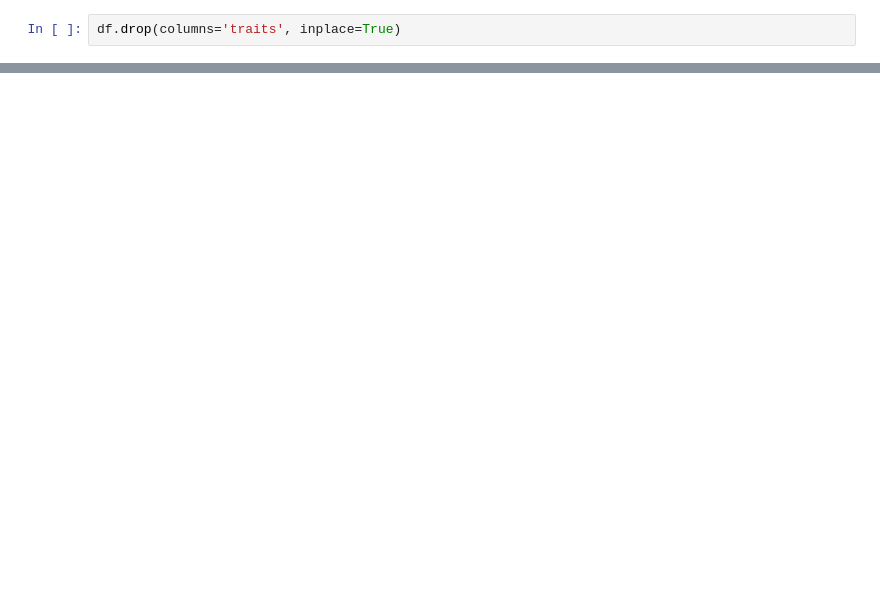
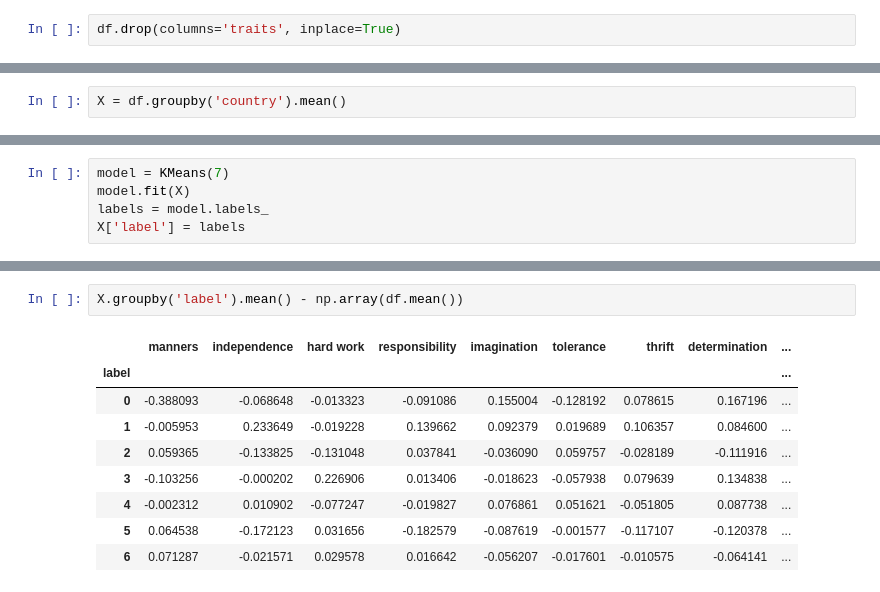
Before and after one commit to wplam107/world_values, a Jupyter notebook: notebooks/child_traits_functions.ipynb, the cells around one changed output, grey strips where cells are left out. Saved outputs shown, nothing was run; the diff lists cells and outputs as text; blank space fills up the shorter version.

```diff
--- a/notebooks/child_traits_functions.ipynb
+++ b/notebooks/child_traits_functions.ipynb
@@ -35,0 +62,2 @@ apriori(df, country='AND', selected_traits=['manners', 'independence'])
+# %%
+X = df.groupby('country').mean()
@@ -35,0 +82,5 @@ apriori(df, country='AND', selected_traits=['manners', 'independence'])
+# %%
+model = KMeans(7)
+model.fit(X)
+labels = model.labels_
+X['label'] = labels
@@ -35,0 +108,12 @@ apriori(df, country='AND', selected_traits=['manners', 'independence'])
+# %%
+X.groupby('label').mean() - np.array(df.mean())
+# %% [output]
+|  | manners | independence | hard work | responsibility | imagination | tolerance | thrift | determination | ... |
+| label |  |  |  |  |  |  |  |  | ... |
+| 0 | -0.388093 | -0.068648 | -0.013323 | -0.091086 | 0.155004 | -0.128192 | 0.078615 | 0.167196 | ... |
+| 1 | -0.005953 | 0.233649 | -0.019228 | 0.139662 | 0.092379 | 0.019689 | 0.106357 | 0.084600 | ... |
+| 2 | 0.059365 | -0.133825 | -0.131048 | 0.037841 | -0.036090 | 0.059757 | -0.028189 | -0.111916 | ... |
+| 3 | -0.103256 | -0.000202 | 0.226906 | 0.013406 | -0.018623 | -0.057938 | 0.079639 | 0.134838 | ... |
+| 4 | -0.002312 | 0.010902 | -0.077247 | -0.019827 | 0.076861 | 0.051621 | -0.051805 | 0.087738 | ... |
+| 5 | 0.064538 | -0.172123 | 0.031656 | -0.182579 | -0.087619 | -0.001577 | -0.117107 | -0.120378 | ... |
+| 6 | 0.071287 | -0.021571 | 0.029578 | 0.016642 | -0.056207 | -0.017601 | -0.010575 | -0.064141 | ... |
```
Also changed, not shown: parts of 15 cells of this notebook, 1 other file.
